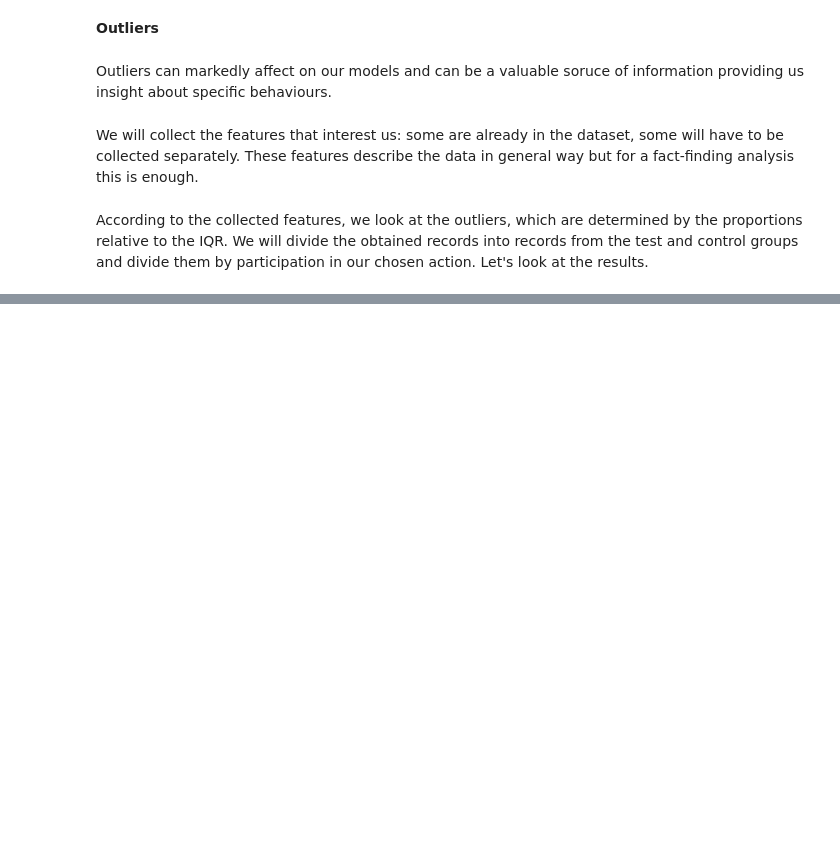
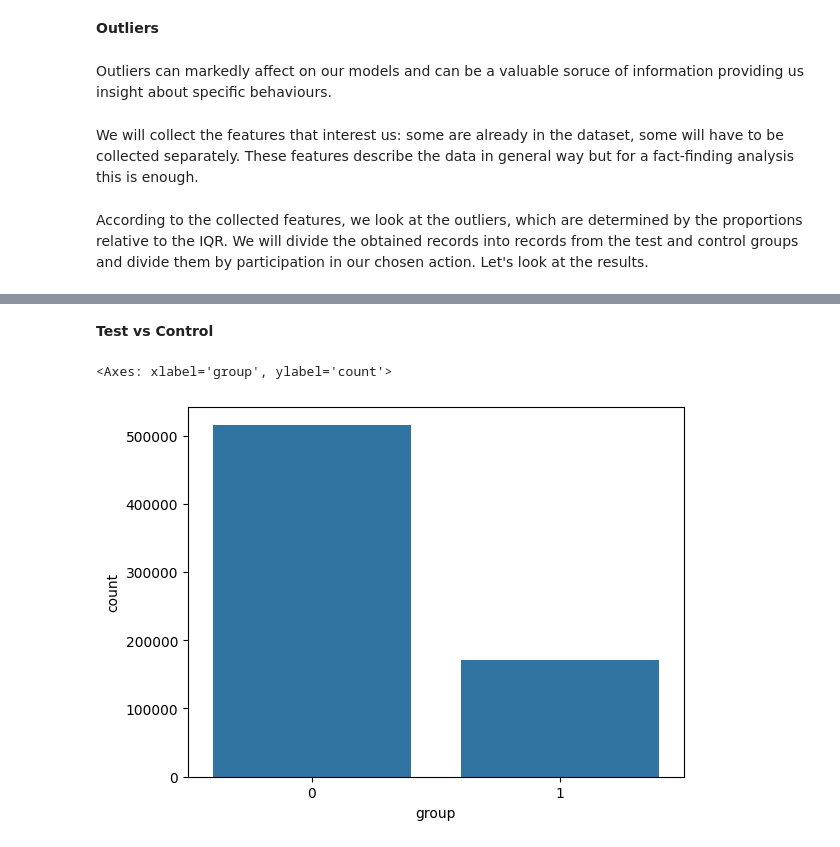
Before and after one commit to Bhupendra-glitch/Experimentation-Uplift-Modeling, a Jupyter notebook: Experimentation_Uplift_Modeling.ipynb, the cells around one changed output, grey strips where cells are left out. Drawn from its saved outputs; the diff is of its cells as text; code cells hidden in the pictures; blank space fills up the shorter version.

```diff
--- a/Experimentation_Uplift_Modeling.ipynb
+++ b/Experimentation_Uplift_Modeling.ipynb
@@ -217,0 +275,7 @@ sns.heatmap(pdf_outliers[[key for key in collect_features.keys()]].corr(), annot
+# %% [markdown]
+**Test vs Control**
+# %%
+sns.countplot(x="group", data=pdf)
+# %% [output]
+<Axes: xlabel='group', ylabel='count'>
+[figure, added]
```
Also changed, not shown: parts of 21 cells of this notebook.
